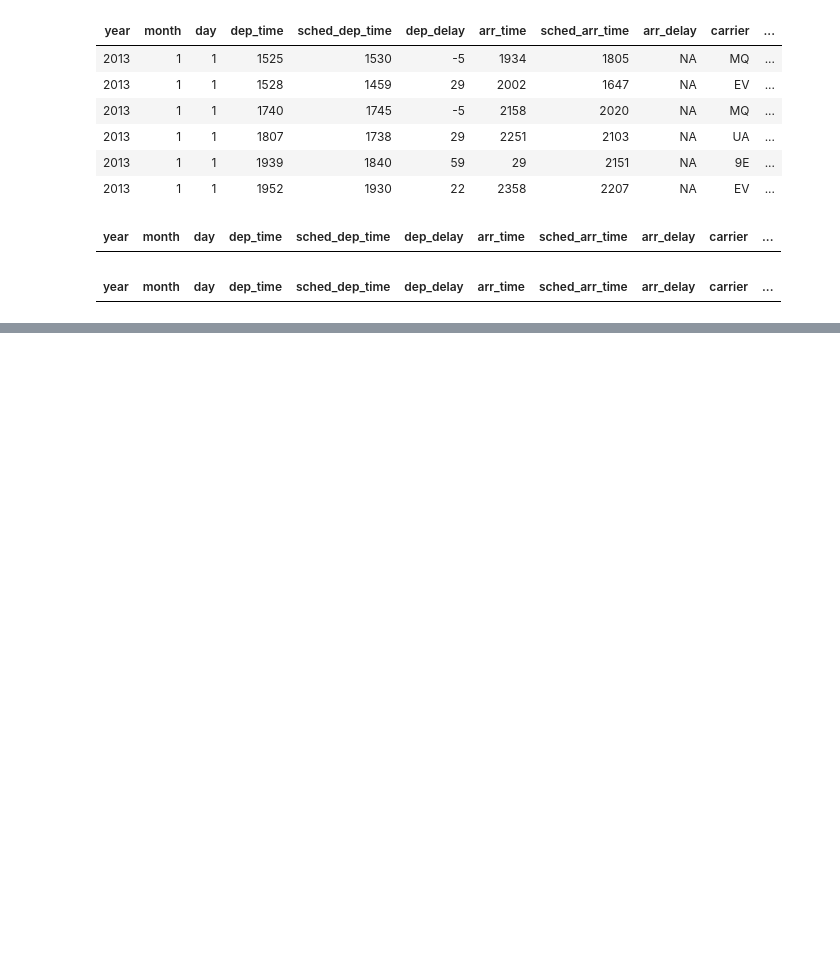
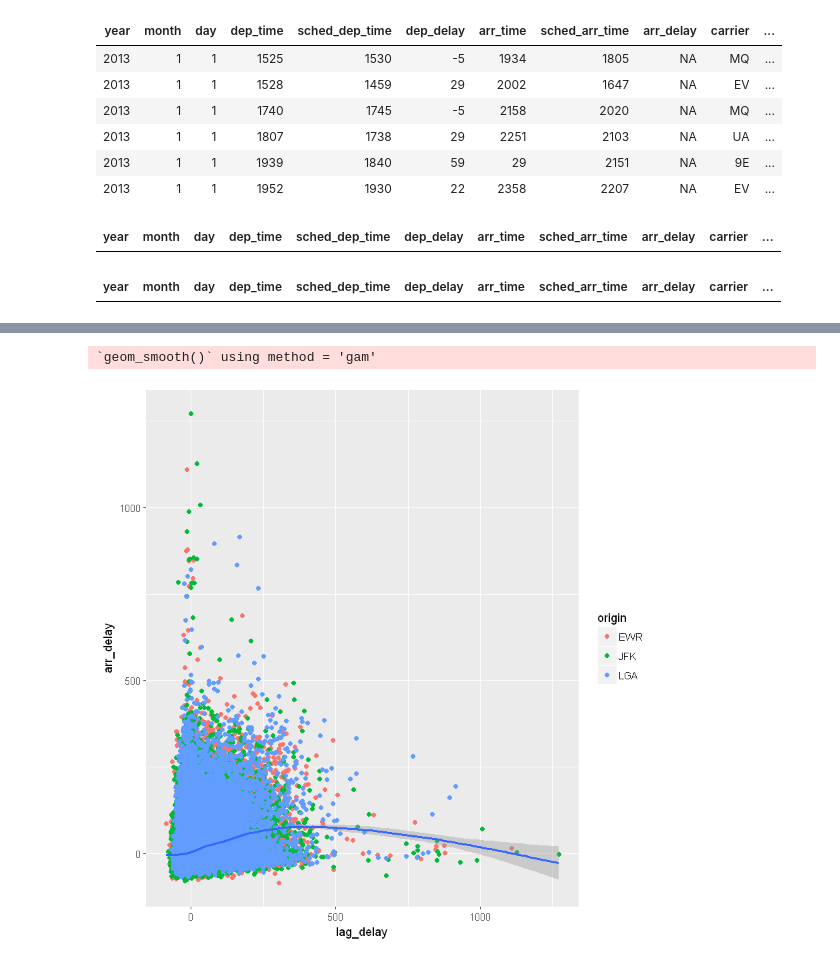
Before and after one commit to khanhnguyendata/R-for-data-science, a Jupyter notebook: 3-Data_transformation_with_dplyr/3.ipynb, the cells around one changed output, grey strips where cells are left out. Saved outputs shown, nothing was run; the diff lists cells and outputs as text; code cells hidden in the pictures; blank space fills up the shorter version.

```diff
--- a/3-Data_transformation_with_dplyr/3.ipynb
+++ b/3-Data_transformation_with_dplyr/3.ipynb
@@ -773,0 +988,15 @@ filter(!(is.na(dep_delay) | is.na(arr_delay)) & is.na(air_time))
+# %%
+# 5
+df5 <- flights %>%
+filter(!is.na(arr_delay)) %>%
+group_by(origin) %>%
+arrange(origin, dep_time) %>%
+mutate(lag_delay = lag(arr_delay)) %>%
+filter(!is.na(lag_delay))
+
+ggplot(df5, aes(lag_delay, arr_delay)) +
+geom_point(mapping = aes(color = origin)) +
+geom_smooth()
+# %% [output]
+`geom_smooth()` using method = 'gam'
+[figure, added]
```
Also changed, not shown: parts of 21 cells of this notebook, 1 other file.
